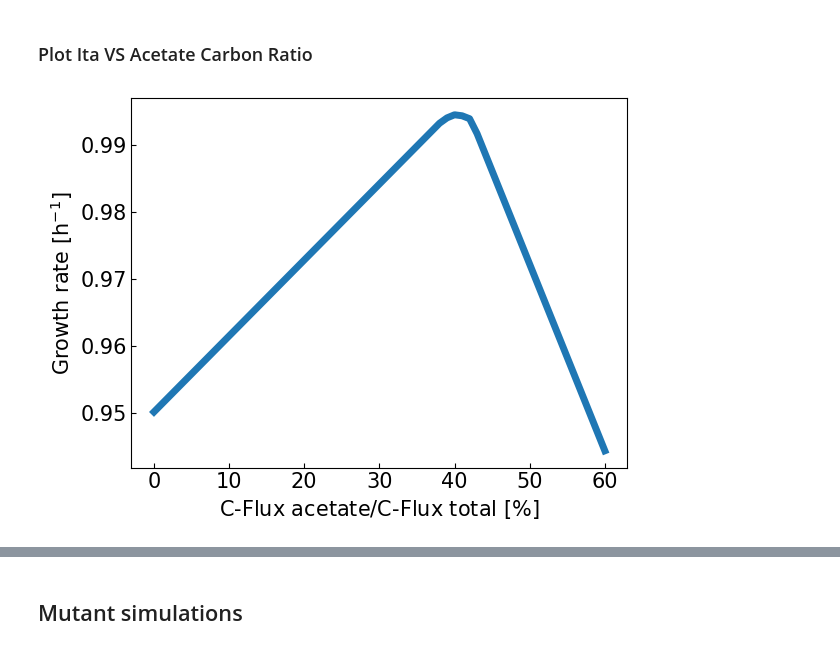
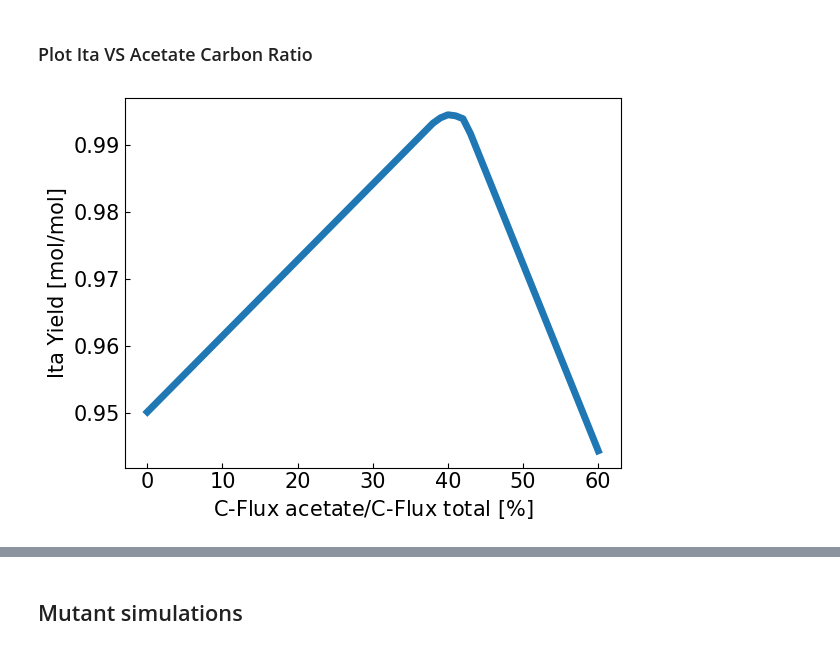
Before and after one commit to iAMB-RWTH-Aachen/Ustilago_maydis-GEM, a Jupyter notebook: code/UmayCofeedSims.ipynb, the cells around one changed output, grey strips where cells are left out. Drawn from its saved outputs; the diff is of its cells as text; code cells hidden in the pictures.

Commit message:
Cofeed Sims notebook adaptation all fluxes

```diff
--- a/code/UmayCofeedSims.ipynb
+++ b/code/UmayCofeedSims.ipynb
@@ -124,11 +127,13 @@ CFlux = 13.2
 # Acetate comes first, then glucose
 SubFlux = [[ratio*CFlux/(2*100),(CFlux-ratio*CFlux/100)/6] for ratio in range(MaxGrowth+1)]
 EXID = ['EX_ac_e','EX_glc__D_e']
+mySol = list()
 myGrowth = list()
 
 for Feed in SubFlux:
     ExchDict = {EXID[i]:Feed[i] for i in range(len(EXID))}
     Flux = SimCosub(model, ExchDict, 'EX_itacon_e')
+    mySol.append(Flux.fluxes)
 
     Ctot = np.abs(6*Flux['EX_glc__D_e'] + 2*Flux['EX_ac_e'])
     glc = np.abs(6*Flux['EX_glc__D_e'])
@@ -147,18 +152,18 @@ gres_df['AceProc'] = gres_df['AceRel']*100
 # %%
 FigureName = 'AceRel-VS-Growth'
 
-RatioNumb = [0,40,62]#[22,32,43]
+RatioNumb = [0,40,60]#[22,32,43]
 DataDiv = [np.arange(0,RatioNumb[0]),np.arange(RatioNumb[0],RatioNumb[1])]
 matplotlib.rcParams.update({'font.size': 15})
 # ticks inside:
 # https://stackoverflow.com/questions/47873389/matplotlib-move-tick-labels-inside-plot-area
 
 gres_df.plot('AceProc', 'Ita C-Yield', legend=None, lw=5)
 plt.xlabel('C-Flux acetate/C-Flux total [$\%$]')
-plt.ylabel('Growth rate [h$^{-1}$]')
+plt.ylabel('Ita Yield [mol/mol]')
 plt.tick_params(direction="in")
 plt.savefig('{}_{}.{}'.format(Today,FigureName,FigureType))
 
 plt.show()
 # %% [output]
-[figure, old version]
+[figure, new version]
```
Also changed, not shown: parts of 6 cells of this notebook.
